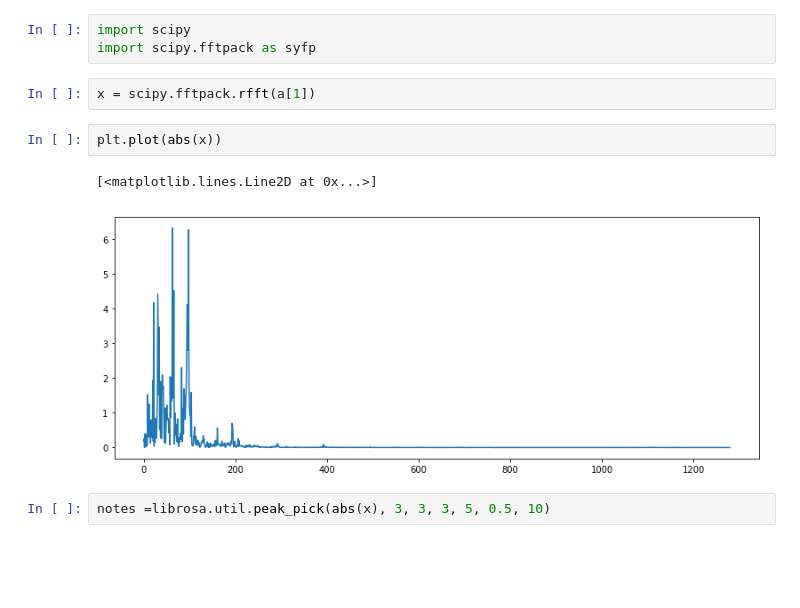
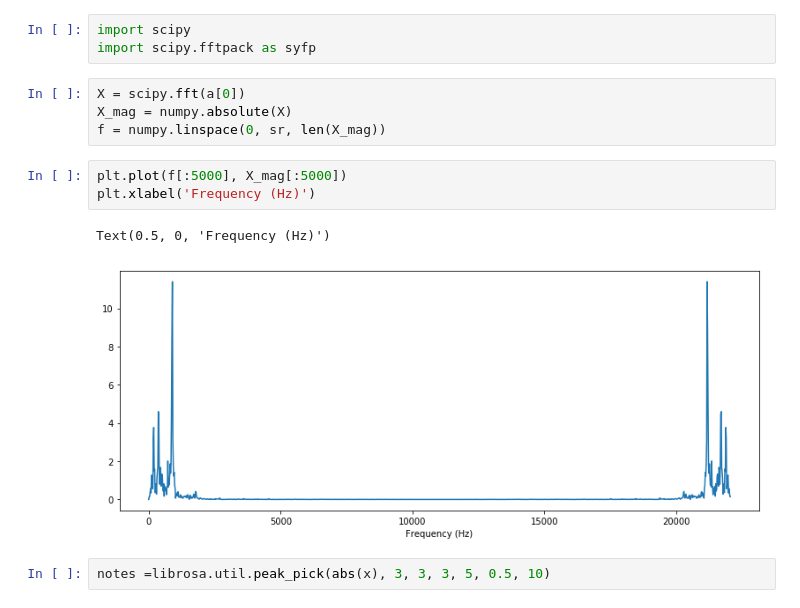
Before and after one commit to TheMumbler/FYP-Music-Tool, a Jupyter notebook: src/segmentation.ipynb, the cells around one changed output. Cells and saved outputs as stored; diff of their text form; blank space fills up the shorter version.

```diff
--- a/src/segmentation.ipynb
+++ b/src/segmentation.ipynb
@@ -119,13 +119,16 @@ librosa.display.waveplot(a[0], sr)
 # %%
 import scipy
 import scipy.fftpack as syfp
-# %%
-x = scipy.fftpack.rfft(a[1])
-# %%
-plt.plot(abs(x))
-# %% [output]
-[<matplotlib.lines.Line2D at 0x...>]
-[figure, removed]
+# %%
+X = scipy.fft(a[0])
+X_mag = numpy.absolute(X)
+f = numpy.linspace(0, sr, len(X_mag))
+# %%
+plt.plot(f[:5000], X_mag[:5000])
+plt.xlabel('Frequency (Hz)')
+# %% [output]
+Text(0.5, 0, 'Frequency (Hz)')
+[figure, added]
 # %%
 notes =librosa.util.peak_pick(abs(x), 3, 3, 3, 5, 0.5, 10)
 # %%
```
Also changed, not shown: parts of 18 cells of this notebook.
